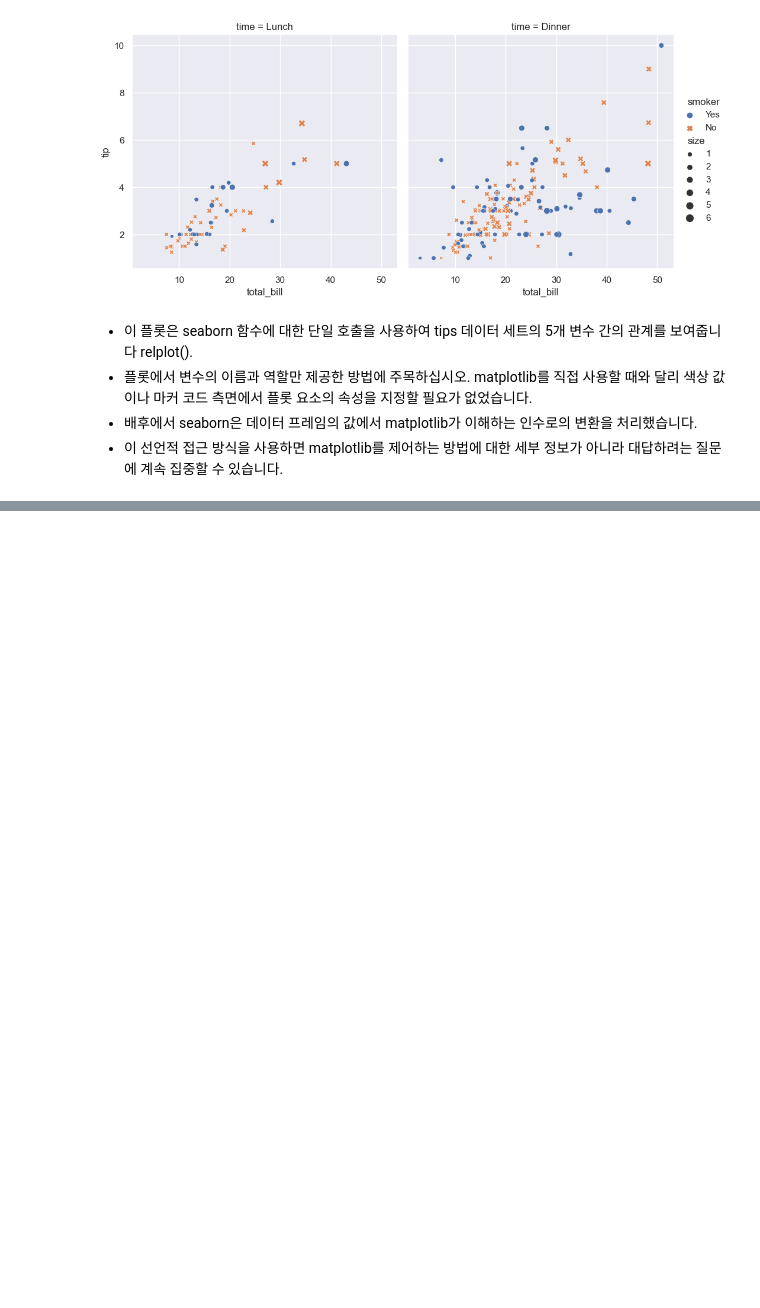
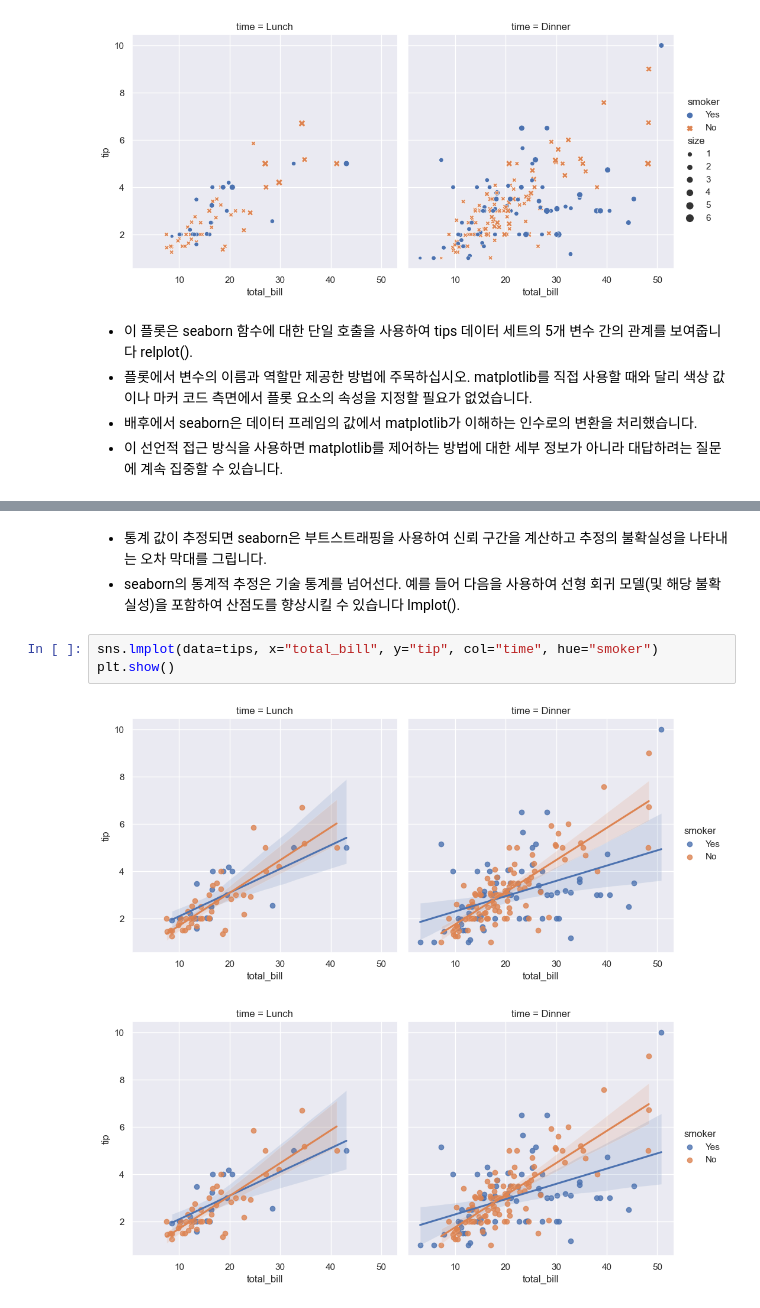
Before and after one commit to Bae-Sangbin/seaborn, a Jupyter notebook: An introduction to seaborn.ipynb, the cells around one changed output, grey strips where cells are left out. Drawn from its saved outputs; the diff is of its cells as text; blank space fills up the shorter version.

```diff
--- a/An introduction to seaborn.ipynb
+++ b/An introduction to seaborn.ipynb
@@ -66,0 +103,9 @@ matplotlib를 직접 사용할 때와 달리 색상 값이나 마커 코드 측
+# %% [markdown]
+* 통계 값이 추정되면 seaborn은 부트스트래핑을 사용하여 신뢰 구간을 계산하고 추정의 불확실성을 나타내는 오차 막대를 그립니다.
+* seaborn의 통계적 추정은 기술 통계를 넘어선다. 예를 들어 다음을 사용하여 선형 회귀 모델(및 해당 불확실성)을 포함하여 산점도를 향상시킬 수 있습니다 lmplot().
+# %%
+sns.lmplot(data=tips, x="total_bill", y="tip", col="time", hue="smoker")
+plt.show()
+# %% [output]
+[figure, added]
+[figure, added]
```
Also changed, not shown: parts of 37 cells of this notebook.
